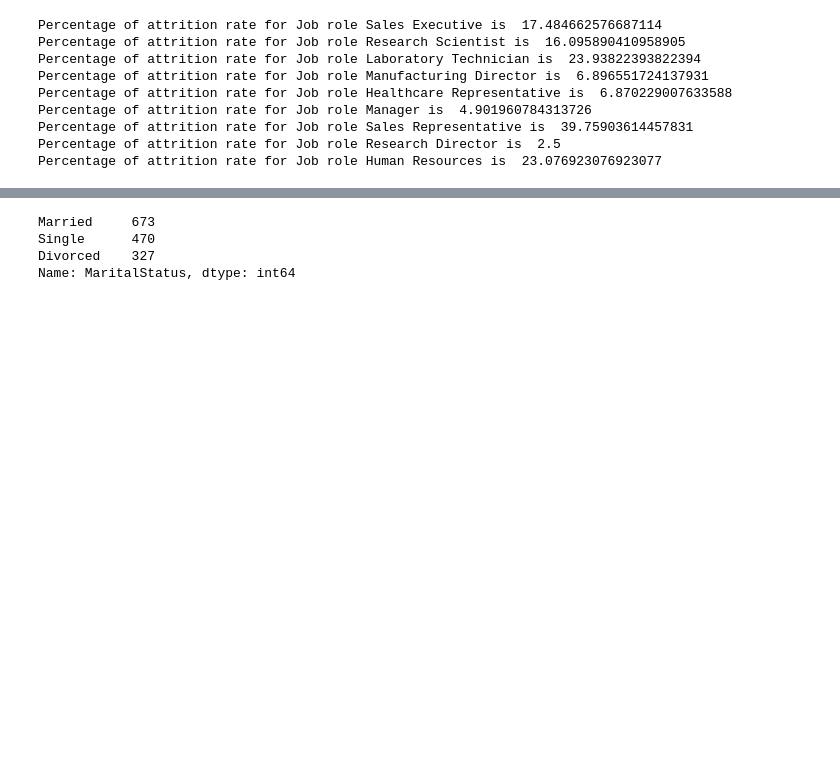
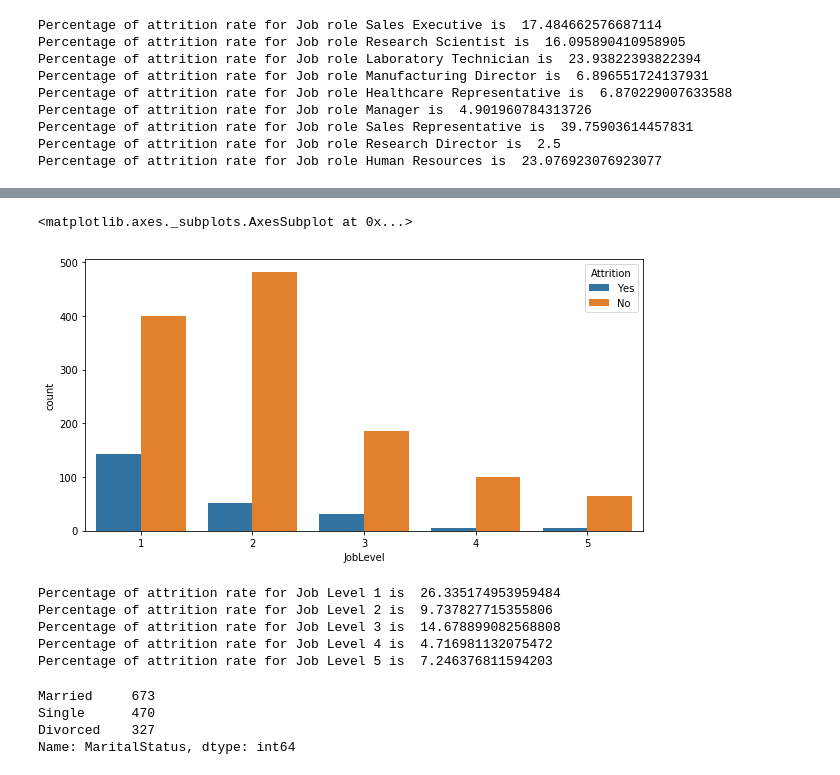
Before and after one commit to sowndhu13/sowndhu13, a Jupyter notebook: Group_8_ibm-hr-analytics-attrition.ipynb, the cells around one changed output, grey strips where cells are left out. Saved outputs shown, nothing was run; the diff lists cells and outputs as text; code cells hidden in the pictures; blank space fills up the shorter version.

```diff
--- a/Group_8_ibm-hr-analytics-attrition.ipynb
+++ b/Group_8_ibm-hr-analytics-attrition.ipynb
@@ -479,3 +499,23 @@ sns.countplot(ibm.JobRole,hue=ibm.Attrition)
+# %%
+plt.figure(figsize= (10, 5))
+sns.countplot(ibm.JobLevel,hue=ibm.Attrition)
+# %% [output]
+<matplotlib.axes._subplots.AxesSubplot at 0x...>
+[figure, added]
+# %%
+for i in range(1,6):
+
+
+    print('Percentage of attrition rate for Job Level {} is '.format(i),(ibm[(ibm['Attrition']=='Yes') &
+         (ibm['JobLevel']==i)]['JobLevel'].count()
+     /
+     ibm[ibm['JobLevel']==i]['JobLevel'].count()) * 100)
+# %% [output]
+Percentage of attrition rate for Job Level 1 is  26.335174953959484
+Percentage of attrition rate for Job Level 2 is  9.737827715355806
+Percentage of attrition rate for Job Level 3 is  14.678899082568808
+Percentage of attrition rate for Job Level 4 is  4.716981132075472
+Percentage of attrition rate for Job Level 5 is  7.246376811594203
 # %%
 ibm.MaritalStatus.value_counts()
 # %% [output]
```
Also changed, not shown: parts of 160 cells of this notebook.
